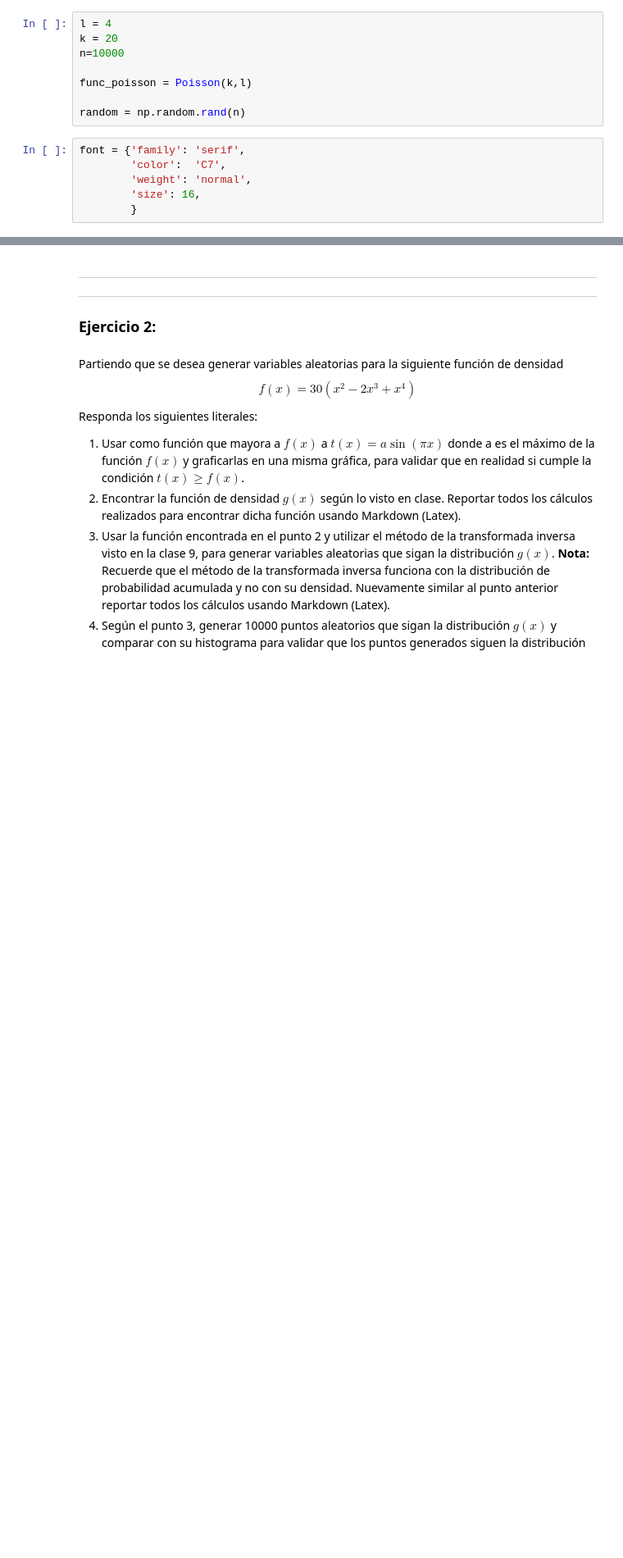
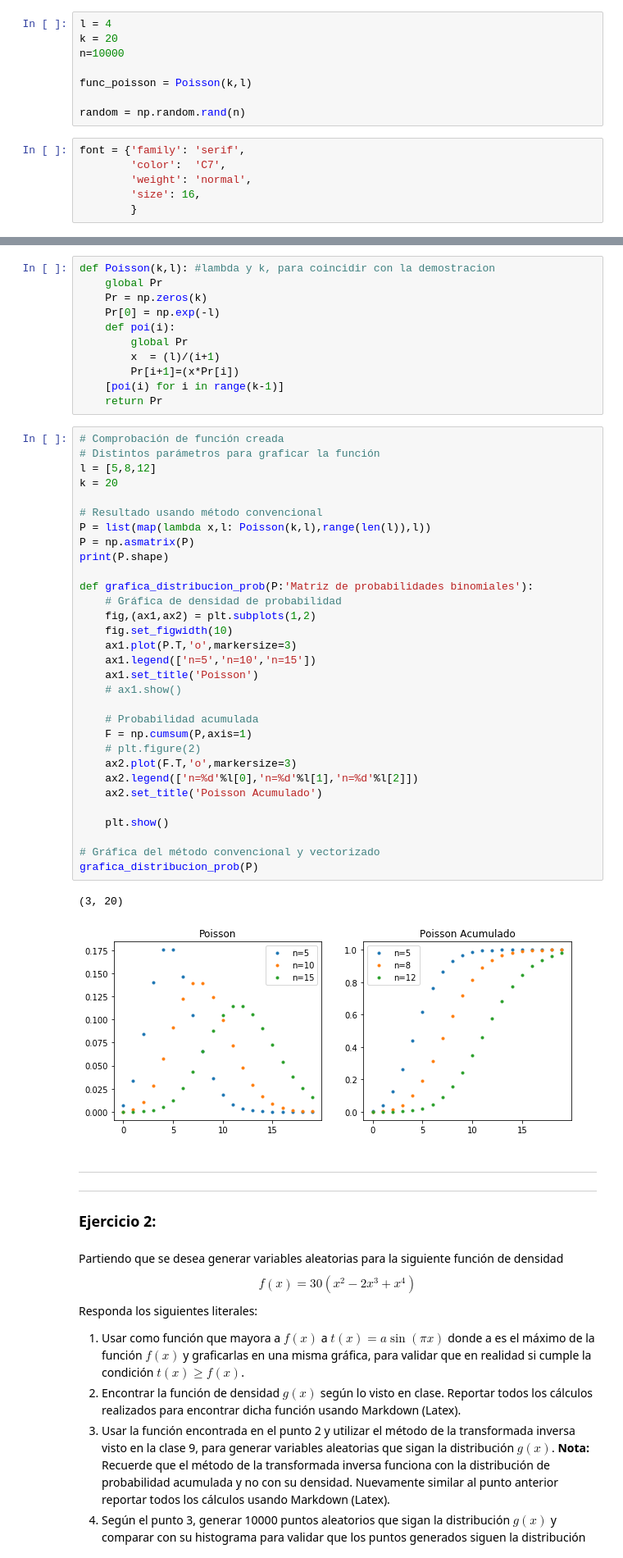
Before and after one commit to oscaralfonso17/Tarea6_IPaniagua_OAFlores, a Jupyter notebook: Tarea6_IPaniagua_OAFlores.ipynb, the cells around one changed output, grey strips where cells are left out. Shown at 82% size. Saved outputs shown, nothing was run; the diff lists cells and outputs as text; blank space fills up the shorter version.

Commit message:
Added multiple Poisson Distributions

```diff
--- a/Tarea6_IPaniagua_OAFlores.ipynb
+++ b/Tarea6_IPaniagua_OAFlores.ipynb
@@ -101,3 +101,48 @@ plt.show()
+# %%
+def Poisson(k,l): #lambda y k, para coincidir con la demostracion
+    global Pr
+    Pr = np.zeros(k)
+    Pr[0] = np.exp(-l)
+    def poi(i):
+        global Pr
+        x  = (l)/(i+1)
+        Pr[i+1]=(x*Pr[i])
+    [poi(i) for i in range(k-1)]
+    return Pr
+# %%
+# Comprobación de función creada
+# Distintos parámetros para graficar la función
+l = [5,8,12]
+k = 20
+
+# Resultado usando método convencional
+P = list(map(lambda x,l: Poisson(k,l),range(len(l)),l))
+P = np.asmatrix(P)
+print(P.shape)
+
+def grafica_distribucion_prob(P:'Matriz de probabilidades binomiales'):
+    # Gráfica de densidad de probabilidad
+    fig,(ax1,ax2) = plt.subplots(1,2)
+    fig.set_figwidth(10)
+    ax1.plot(P.T,'o',markersize=3)
+    ax1.legend(['n=5','n=10','n=15'])
+    ax1.set_title('Poisson')
+    # ax1.show()
+
+    # Probabilidad acumulada
+    F = np.cumsum(P,axis=1)
+    # plt.figure(2)
+    ax2.plot(F.T,'o',markersize=3)
+    ax2.legend(['n=%d'%l[0],'n=%d'%l[1],'n=%d'%l[2]])
+    ax2.set_title('Poisson Acumulado')
+
+    plt.show()
+
+# Gráfica del método convencional y vectorizado
+grafica_distribucion_prob(P)
+# %% [output]
+(3, 20)
+[figure, added]
 # %% [markdown]
 ***
 ***
```
Also changed, not shown: parts of 1 cell of this notebook.
